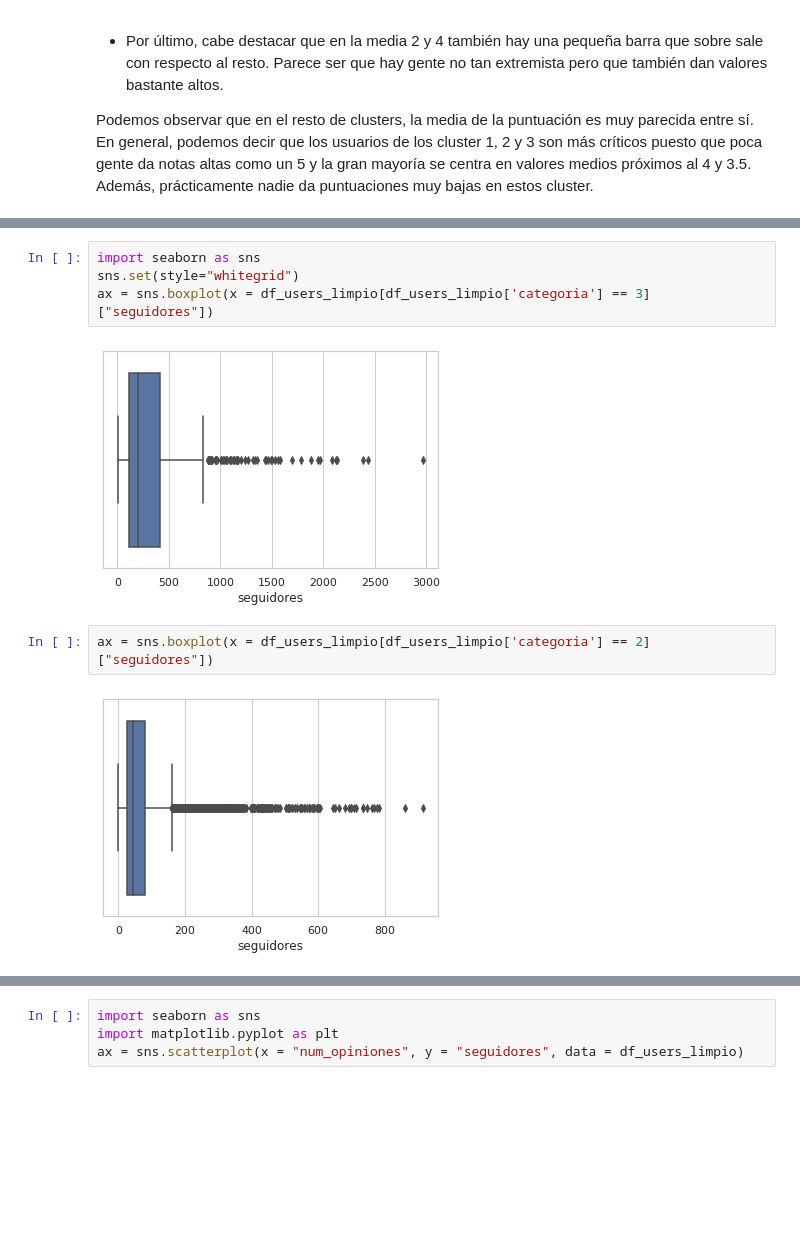
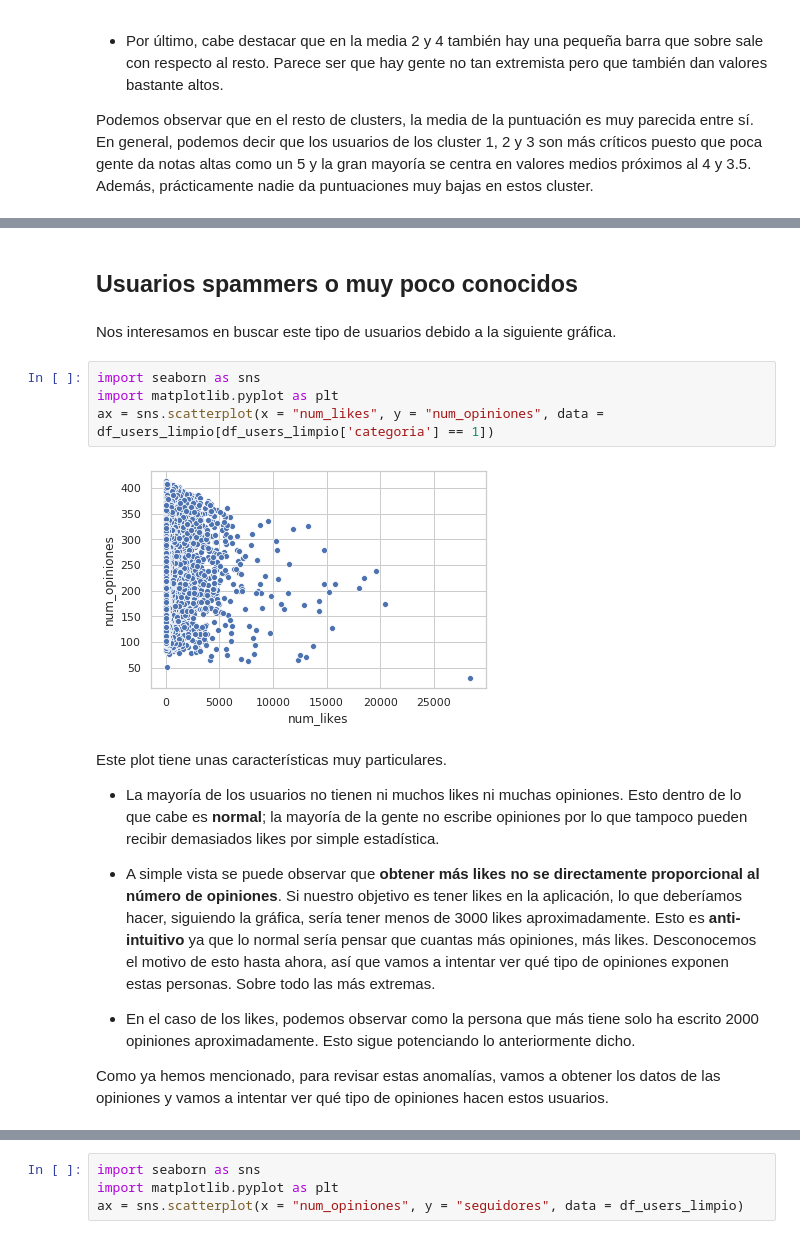
Before and after one commit to jcorrochanoj/DesafioFinalAD, a Jupyter notebook: Analisis_USERS.ipynb, the cells around one changed output, grey strips where cells are left out. Drawn from its saved outputs; the diff is of its cells as text; blank space fills up the shorter version.

Commit message:
Explicación de boxplots y comienzo de juntar con opiniones

```diff
--- a/Analisis_USERS.ipynb
+++ b/Analisis_USERS.ipynb
@@ -557,10 +578,20 @@ df_users_limpio[df_users_limpio['seguidores'] > 1000]
+# %% [markdown]
+## Usuarios spammers o muy poco conocidos
+# %% [markdown]
+Nos interesamos en buscar este tipo de usuarios debido a la siguiente gráfica.
 # %%
 import seaborn as sns
-sns.set(style="whitegrid")
-ax = sns.boxplot(x = df_users_limpio[df_users_limpio['categoria'] == 3]["seguidores"])
+import matplotlib.pyplot as plt
+ax = sns.scatterplot(x = "num_likes", y = "num_opiniones", data = df_users_limpio[df_users_limpio['categoria'] == 1])
 # %% [output]
-[figure, old version]
+[figure, new version]
-# %%
-ax = sns.boxplot(x = df_users_limpio[df_users_limpio['categoria'] == 2]["seguidores"])
-# %% [output]
-[figure, removed]
+# %% [markdown]
+Este plot tiene unas características muy particulares.
+
+- La mayoría de los usuarios no tienen ni muchos likes ni muchas opiniones. Esto dentro de lo que cabe es **normal**; la mayoría de la gente no escribe opiniones por lo que tampoco pueden recibir demasiados likes por simple estadística.
+
+- A simple vista se puede observar que **obtener más likes no se directamente proporcional al número de opiniones**. Si nuestro objetivo es tener likes en la aplicación, lo que deberíamos hacer, siguiendo la gráfica, sería tener menos de 3000 likes aproximadamente. Esto es **anti-intuitivo** ya que lo normal sería pensar que cuantas más opiniones, más likes. Desconocemos el motivo de esto hasta ahora, así que vamos a intentar ver qué tipo de opiniones exponen estas personas. Sobre todo las más extremas.
+
+- En el caso de los likes, podemos observar como la persona que más tiene solo ha escrito 2000 opiniones aproximadamente. Esto sigue potenciando lo anteriormente dicho.
+
+Como ya hemos mencionado, para revisar estas anomalías, vamos a obtener los datos de las opiniones y vamos a intentar ver qué tipo de opiniones hacen estos usuarios.
```
Also changed, not shown: parts of 22 cells of this notebook, 1 other file.
